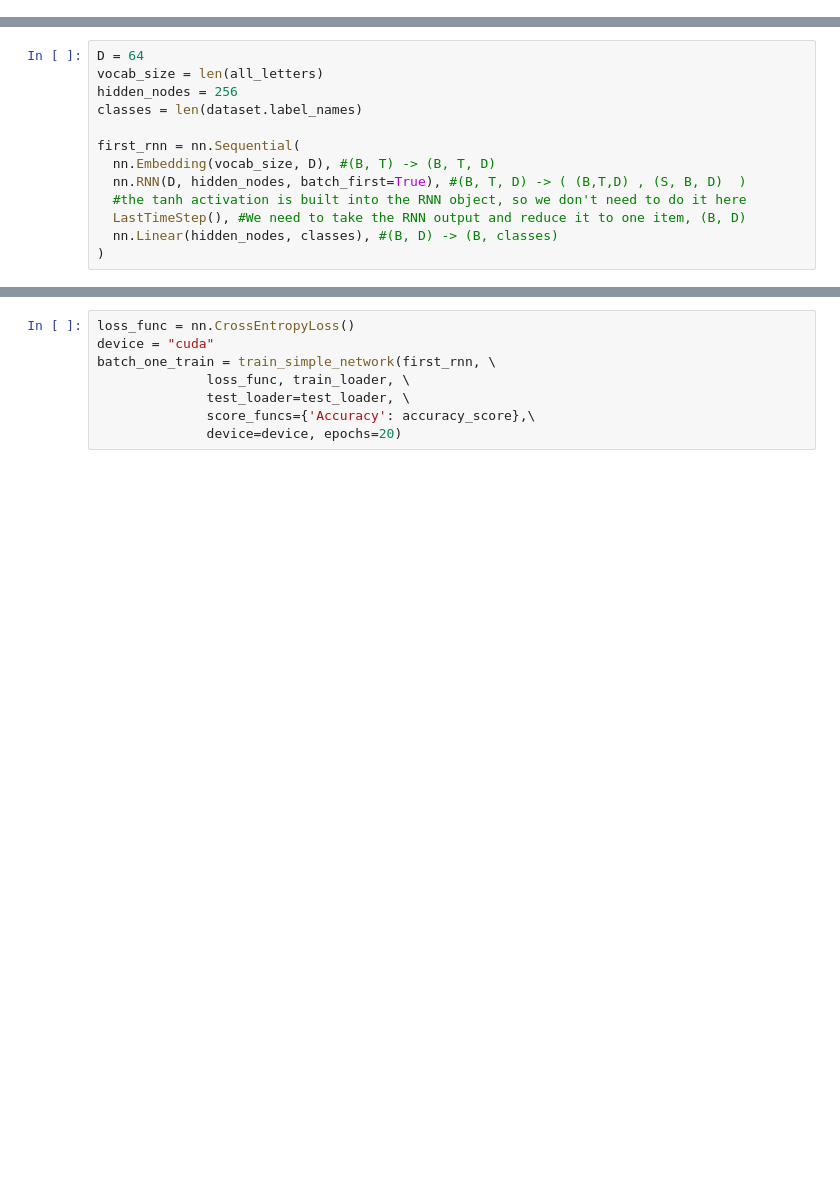
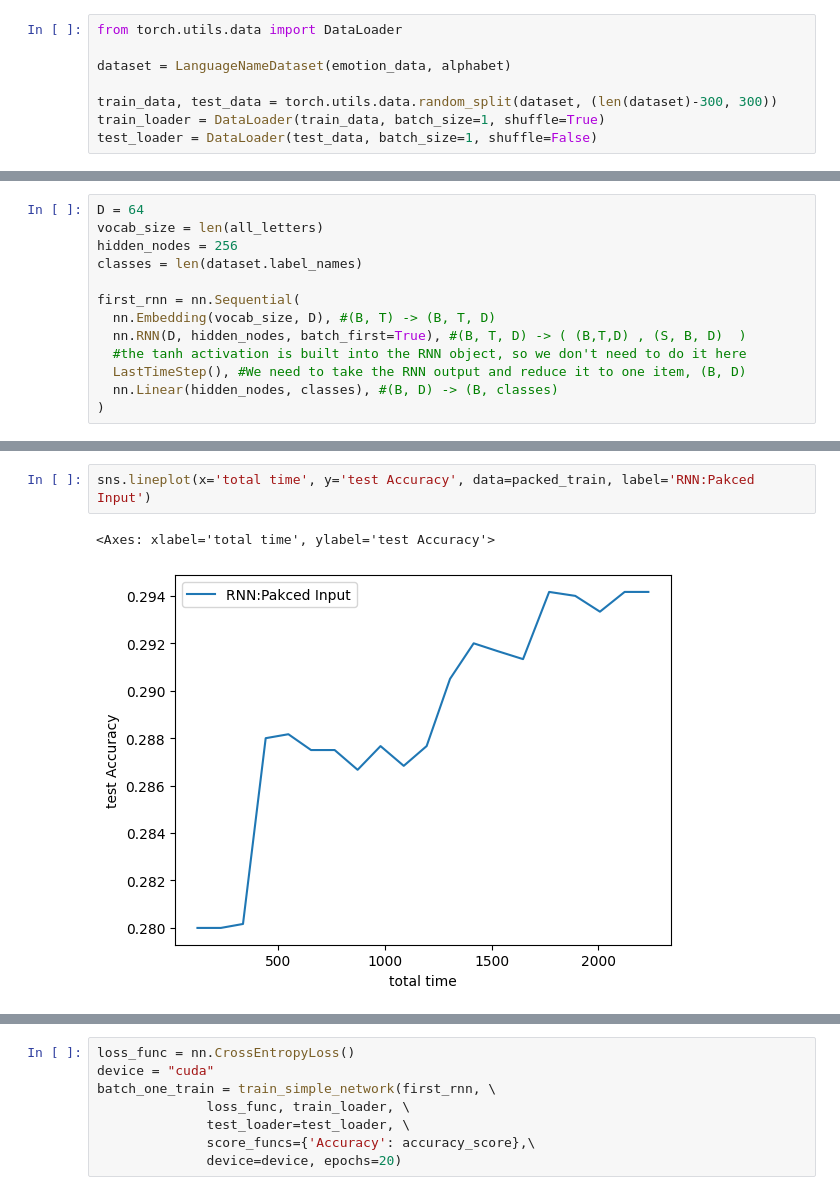
Before and after one commit to Melsonwang1/computer-vision-assignment, a Jupyter notebook: RNN.ipynb, the cells around one changed output, grey strips where cells are left out. Cells and saved outputs as stored; diff of their text form; blank space fills up the shorter version.

```diff
--- a/RNN.ipynb
+++ b/RNN.ipynb
@@ -204,3 +237,11 @@ tensor([[ 2.0295, -1.1324],
+# %%
+from torch.utils.data import DataLoader
+
+dataset = LanguageNameDataset(emotion_data, alphabet)
+
+train_data, test_data = torch.utils.data.random_split(dataset, (len(dataset)-300, 300))
+train_loader = DataLoader(train_data, batch_size=1, shuffle=True)
+test_loader = DataLoader(test_data, batch_size=1, shuffle=False)
 # %%
 class LastTimeStep(nn.Module):
     """
@@ -262,0 +368,5 @@ Empty input found at index 15515
+# %%
+sns.lineplot(x='total time', y='test Accuracy', data=packed_train, label='RNN:Pakced Input')
+# %% [output]
+<Axes: xlabel='total time', ylabel='test Accuracy'>
+[figure, added]
```
Also changed, not shown: parts of 14 cells of this notebook.
